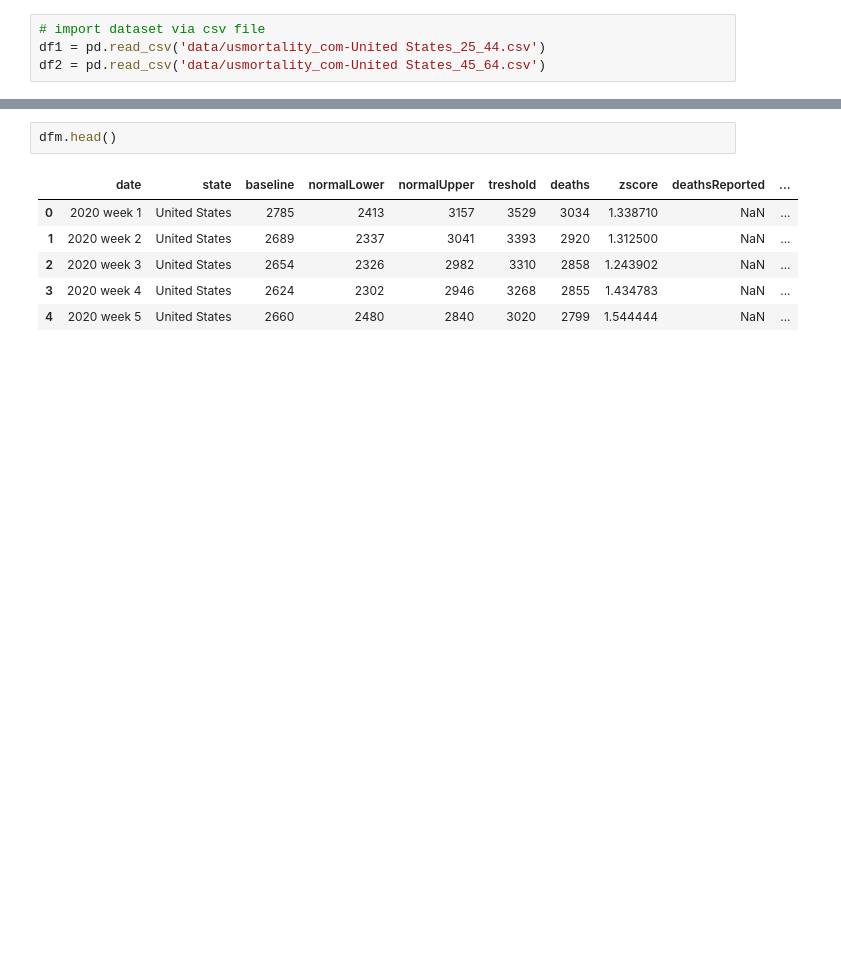
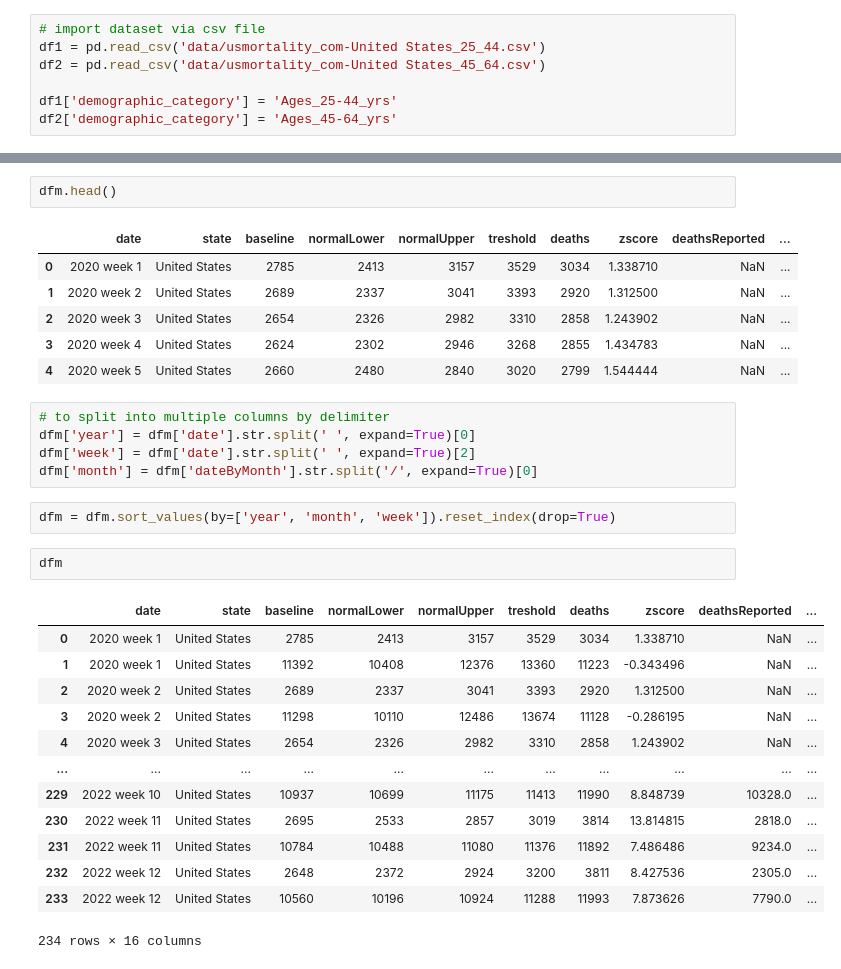
Before and after one commit to CodeTruthOhana/covid, a Jupyter notebook: us_mortality_vaccination.ipynb, the cells around one changed output, grey strips where cells are left out. Saved outputs shown, nothing was run; the diff lists cells and outputs as text; blank space fills up the shorter version.

```diff
--- a/us_mortality_vaccination.ipynb
+++ b/us_mortality_vaccination.ipynb
@@ -81,5 +43,8 @@ fig.show()
 # import dataset via csv file
 df1 = pd.read_csv('data/usmortality_com-United States_25_44.csv')
 df2 = pd.read_csv('data/usmortality_com-United States_45_64.csv')
+
+df1['demographic_category'] = 'Ages_25-44_yrs'
+df2['demographic_category'] = 'Ages_45-64_yrs'
 # %%
 dfm = pd.concat([df1, df2]).reset_index(drop=True)
@@ -96,4 +57,27 @@ dfm.head()
 | 2 | 2020 week 3 | United States | 2654 | 2326 | 2982 | 3310 | 2858 | 1.243902 | NaN | ... |
 | 3 | 2020 week 4 | United States | 2624 | 2302 | 2946 | 3268 | 2855 | 1.434783 | NaN | ... |
 | 4 | 2020 week 5 | United States | 2660 | 2480 | 2840 | 3020 | 2799 | 1.544444 | NaN | ... |
+# %%
+# to split into multiple columns by delimiter
+dfm['year'] = dfm['date'].str.split(' ', expand=True)[0]
+dfm['week'] = dfm['date'].str.split(' ', expand=True)[2]
+dfm['month'] = dfm['dateByMonth'].str.split('/', expand=True)[0]
+# %%
+dfm = dfm.sort_values(by=['year', 'month', 'week']).reset_index(drop=True)
+# %%
+dfm
+# %% [output]
+|  | date | state | baseline | normalLower | normalUpper | treshold | deaths | zscore | deathsReported | ... |
+| 0 | 2020 week 1 | United States | 2785 | 2413 | 3157 | 3529 | 3034 | 1.338710 | NaN | ... |
+| 1 | 2020 week 1 | United States | 11392 | 10408 | 12376 | 13360 | 11223 | -0.343496 | NaN | ... |
+| 2 | 2020 week 2 | United States | 2689 | 2337 | 3041 | 3393 | 2920 | 1.312500 | NaN | ... |
+| 3 | 2020 week 2 | United States | 11298 | 10110 | 12486 | 13674 | 11128 | -0.286195 | NaN | ... |
+| 4 | 2020 week 3 | United States | 2654 | 2326 | 2982 | 3310 | 2858 | 1.243902 | NaN | ... |
+| ... | ... | ... | ... | ... | ... | ... | ... | ... | ... | ... |
+| 229 | 2022 week 10 | United States | 10937 | 10699 | 11175 | 11413 | 11990 | 8.848739 | 10328.0 | ... |
+| 230 | 2022 week 11 | United States | 2695 | 2533 | 2857 | 3019 | 3814 | 13.814815 | 2818.0 | ... |
+| 231 | 2022 week 11 | United States | 10784 | 10488 | 11080 | 11376 | 11892 | 7.486486 | 9234.0 | ... |
+| 232 | 2022 week 12 | United States | 2648 | 2372 | 2924 | 3200 | 3811 | 8.427536 | 2305.0 | ... |
+| 233 | 2022 week 12 | United States | 10560 | 10196 | 10924 | 11288 | 11993 | 7.873626 | 7790.0 | ... |
+234 rows × 16 columns
 # %%
```
Also changed, not shown: parts of 17 cells of this notebook, 1 other file.
